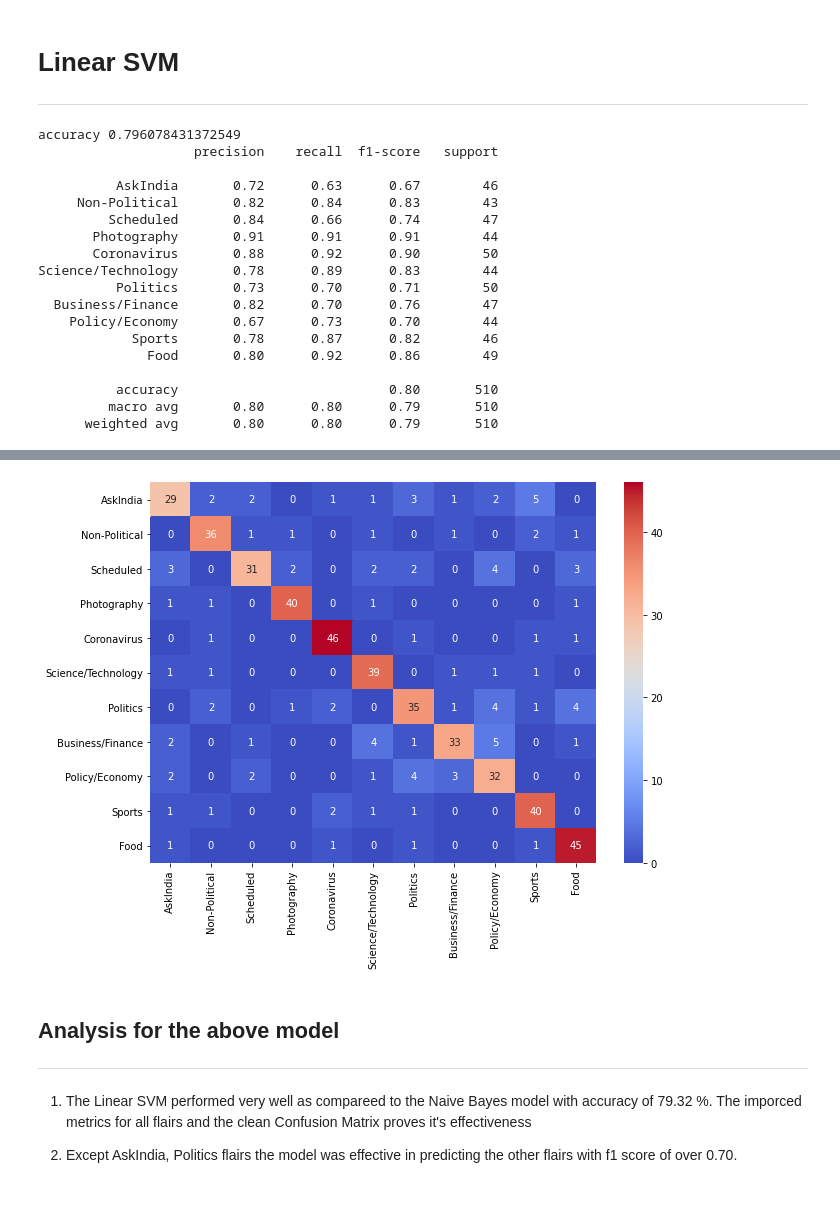
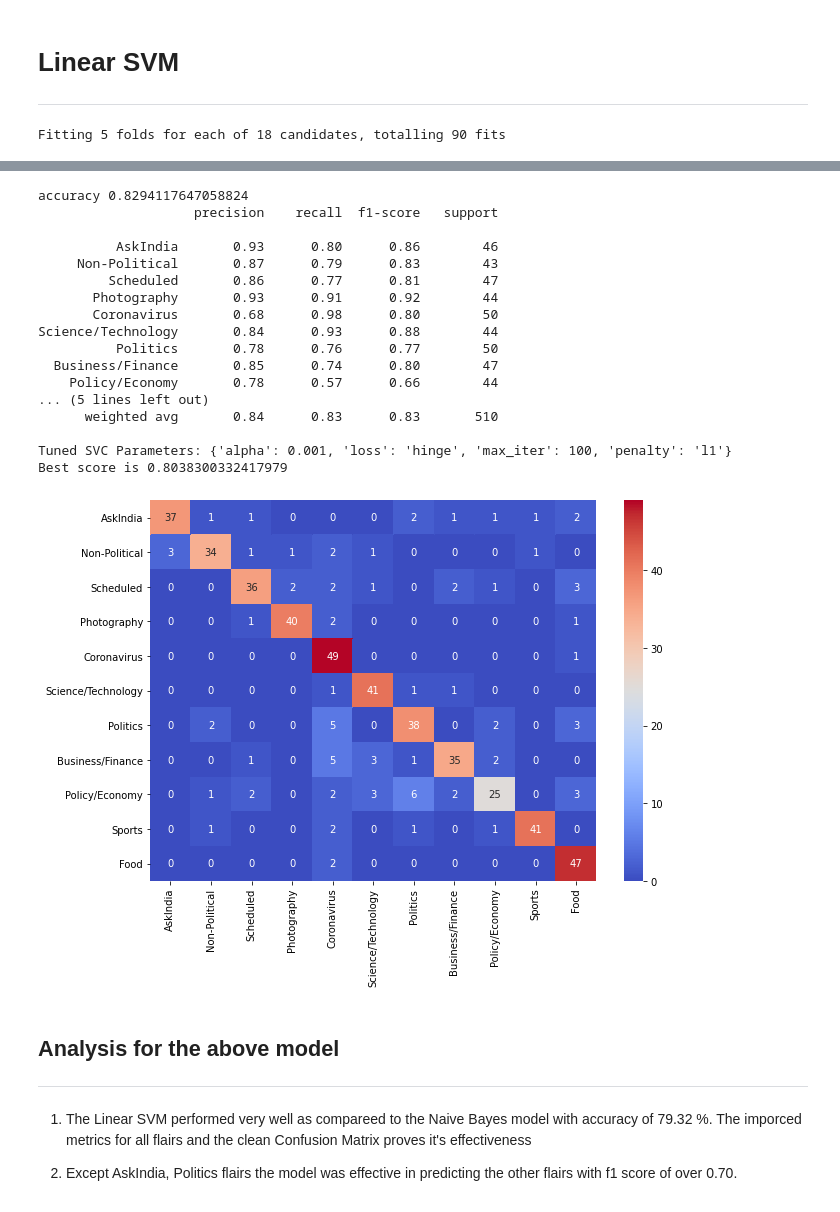
Before and after one commit to anuj2110/REDDIT-FLAIR-DETECTION, a Jupyter notebook: Notebooks/Part 3 Machine Learning.ipynb, the cells around one changed output, grey strips where cells are left out. Saved outputs shown, nothing was run; the diff lists cells and outputs as text; code cells hidden in the pictures.

```diff
--- a/Notebooks/Part 3 Machine Learning.ipynb
+++ b/Notebooks/Part 3 Machine Learning.ipynb
@@ -40,7 +40,7 @@ print(flairs)
 # %% [markdown]
 Preprocessing the text data for input to models. Count Vectorizer is used to make a matrix of token counts. Then Tf-idf transformer is used to get the relevance of each word in the text. But sklearn comes with tfidfVectorizer which do both the steps so will be using this. Moreover it will be easy to store and later use it in the web app
 # %%
-tfidfVectorizer = TfidfVectorizer(max_features =6000)
+tfidfVectorizer = joblib.load('../models/preprocessor.sav')
 X = tfidfVectorizer.fit_transform(features).toarray()
 X_train, X_test , y_train, y_test = train_test_split(X, labels , test_size = 0.20,random_state=42,stratify=labels)
 # %% [markdown]
@@ -99,17 +99,18 @@ Science/Technology       0.71      0.77      0.74        44
 # Linear SVM
 ---
 # %%
-param_grid = {'C': [0.1, 1, 10, 100, 1000],
-              'gamma': [1, 0.1, 0.01, 0.001, 0.0001],
-              'kernel': ['rbf']}
-svc = SVC()
-svc_cv = GridSearchCV(svc, param_grid, verbose = 1,n_jobs=8,refit=True)
+param_grid = {'alpha':[1e-2,1e-3,1e-4]  ,
+              'max_iter':[100,200,300],
+              'penalty':['l2','l1'],
+              'loss': ['hinge']}
+svm = SGDClassifier()
+svm_cv = GridSearchCV(svm, param_grid, verbose = 1,n_jobs=8,refit=True)
 
-svc_cv.fit(X_train, y_train)
+svm_cv.fit(X_train, y_train)
 
 
 from sklearn.metrics import classification_report
-y_pred = svc_cv.best_estimator_.predict(X_test)
+y_pred = svm_cv.best_estimator_.predict(X_test)
 
 print('accuracy %s' % accuracy_score(y_pred, y_test))
 print(classification_report(y_test, y_pred,target_names=flairs))
@@ -119,24 +120,7 @@ df_cm = pd.DataFrame(cm, index = [i for i in flairs],
 plt.figure(figsize = (10,7))
 sns.heatmap(df_cm, annot=True,cmap='coolwarm')
 
-print("Tuned SVC Parameters: {}".format(svc_cv.best_params_))
-print("Best score is {}".format(svc_cv.best_score_))
+print("Tuned SVC Parameters: {}".format(svm_cv.best_params_))
+print("Best score is {}".format(svm_cv.best_score_))
 # %% [output]
-accuracy 0.796078431372549
-                    precision    recall  f1-score   support
-
-          AskIndia       0.72      0.63      0.67        46
-     Non-Political       0.82      0.84      0.83        43
-         Scheduled       0.84      0.66      0.74        47
-       Photography       0.91      0.91      0.91        44
-       Coronavirus       0.88      0.92      0.90        50
-Science/Technology       0.78      0.89      0.83        44
-          Politics       0.73      0.70      0.71        50
-  Business/Finance       0.82      0.70      0.76        47
-    Policy/Economy       0.67      0.73      0.70        44
-            Sports       0.78      0.87      0.82        46
-              Food       0.80      0.92      0.86        49
-
-          accuracy                           0.80       510
-         macro avg       0.80      0.80      0.79       510
-      weighted avg       0.80      0.80      0.79       510
+Fitting 5 folds for each of 18 candidates, totalling 90 fits
@@ -144,4 +130,21 @@ Science/Technology       0.78      0.89      0.83        44
+accuracy 0.8294117647058824
+                    precision    recall  f1-score   support
+
+          AskIndia       0.93      0.80      0.86        46
+     Non-Political       0.87      0.79      0.83        43
+         Scheduled       0.86      0.77      0.81        47
+       Photography       0.93      0.91      0.92        44
+       Coronavirus       0.68      0.98      0.80        50
+Science/Technology       0.84      0.93      0.88        44
+          Politics       0.78      0.76      0.77        50
+  Business/Finance       0.85      0.74      0.80        47
+    Policy/Economy       0.78      0.57      0.66        44
+... (5 lines left out)
+      weighted avg       0.84      0.83      0.83       510
+
+Tuned SVC Parameters: {'alpha': 0.001, 'loss': 'hinge', 'max_iter': 100, 'penalty': 'l1'}
+Best score is 0.8038300332417979
-[figure, old version]
+[figure, new version]
 # %% [markdown]
 ## Analysis for the above model
 ---
```
Also changed, not shown: parts of 3 cells of this notebook, 10 other files.
